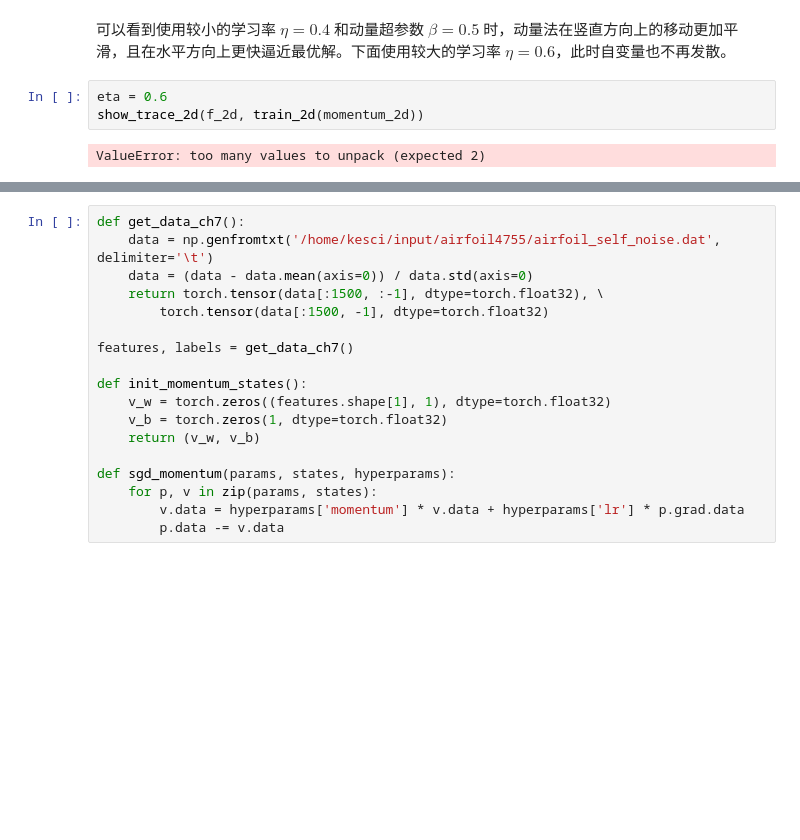
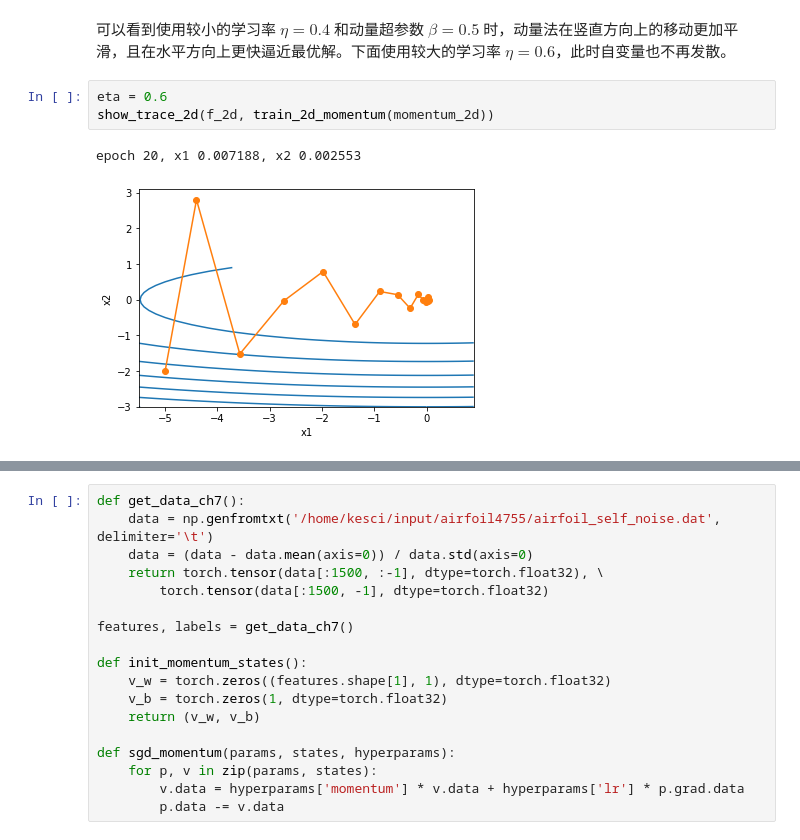
Before and after one commit to shiyutang/DL-Prep, a Jupyter notebook: 03_DL_knowledge/优化.ipynb, the cells around one changed output, grey strips where cells are left out. Drawn from its saved outputs; the diff is of its cells as text; blank space fills up the shorter version.

```diff
--- a/03_DL_knowledge/优化.ipynb
+++ b/03_DL_knowledge/优化.ipynb
@@ -876,9 +840,10 @@ ValueError: too many values to unpack (expected 2)
 可以看到使用较小的学习率 $\eta=0.4$ 和动量超参数 $\beta=0.5$ 时，动量法在竖直方向上的移动更加平滑，且在水平方向上更快逼近最优解。下面使用较大的学习率 $\eta=0.6$，此时自变量也不再发散。
 # %%
 eta = 0.6
-show_trace_2d(f_2d, train_2d(momentum_2d))
+show_trace_2d(f_2d, train_2d_momentum(momentum_2d))
 # %% [output]
-ValueError: too many values to unpack (expected 2)
+epoch 20, x1 0.007188, x2 0.002553
+[figure, added]
 # %% [markdown]
 ### Exponential Moving Average
 
```
Also changed, not shown: parts of 53 cells of this notebook, 8 other files.
